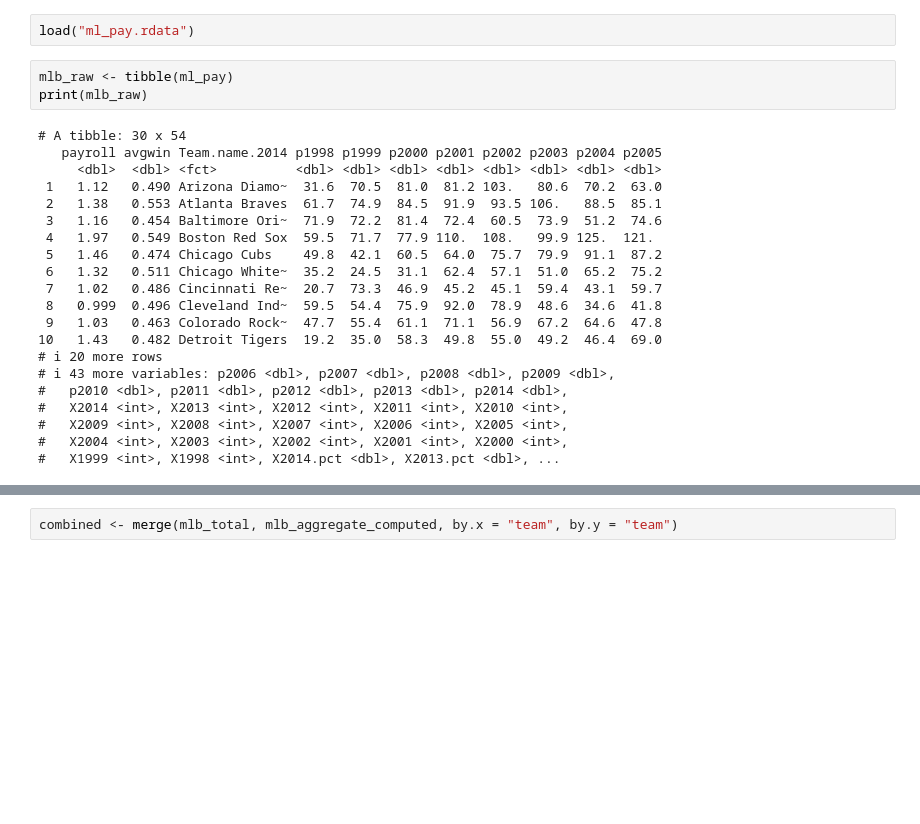
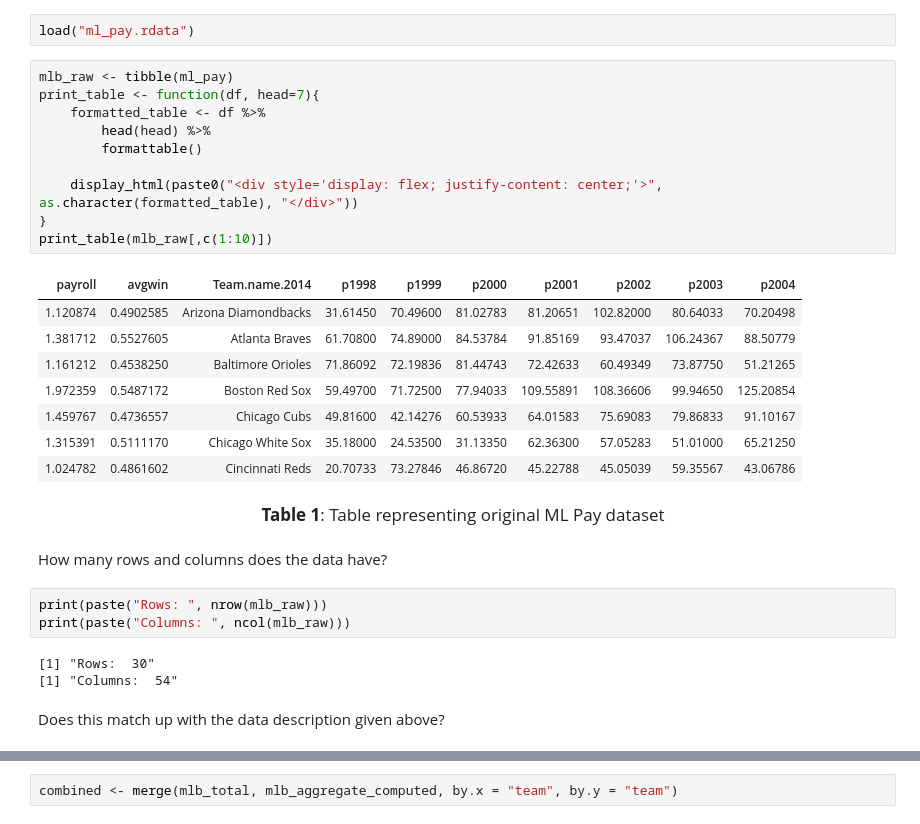
Before and after one commit to RomandRapido/DSC1107_Wrangling, a Jupyter notebook: FA3_Lansangan/FA3_Lansangan.ipynb, the cells around one changed output, grey strips where cells are left out. Drawn from its saved outputs; the diff is of its cells as text; blank space fills up the shorter version.

```diff
--- a/FA3_Lansangan/FA3_Lansangan.ipynb
+++ b/FA3_Lansangan/FA3_Lansangan.ipynb
@@ -16,25 +45,32 @@ i Use the conflicted package (<http://conflicted.r-lib.org/>) to force all confl
 load("ml_pay.rdata")
 # %%
 mlb_raw <- tibble(ml_pay)
-print(mlb_raw)
+print_table <- function(df, head=7){
+    formatted_table <- df %>%
+        head(head) %>%
+        formattable()
+
+    display_html(paste0("<div style='display: flex; justify-content: center;'>", as.character(formatted_table), "</div>"))
+}
+print_table(mlb_raw[,c(1:10)])
 # %% [output]
-# A tibble: 30 x 54
-   payroll avgwin Team.name.2014 p1998 p1999 p2000 p2001 p2002 p2003 p2004 p2005
-     <dbl>  <dbl> <fct>          <dbl> <dbl> <dbl> <dbl> <dbl> <dbl> <dbl> <dbl>
- 1   1.12   0.490 Arizona Diamo~  31.6  70.5  81.0  81.2 103.   80.6  70.2  63.0
- 2   1.38   0.553 Atlanta Braves  61.7  74.9  84.5  91.9  93.5 106.   88.5  85.1
- 3   1.16   0.454 Baltimore Ori~  71.9  72.2  81.4  72.4  60.5  73.9  51.2  74.6
- 4   1.97   0.549 Boston Red Sox  59.5  71.7  77.9 110.  108.   99.9 125.  121.
- 5   1.46   0.474 Chicago Cubs    49.8  42.1  60.5  64.0  75.7  79.9  91.1  87.2
- 6   1.32   0.511 Chicago White~  35.2  24.5  31.1  62.4  57.1  51.0  65.2  75.2
- 7   1.02   0.486 Cincinnati Re~  20.7  73.3  46.9  45.2  45.1  59.4  43.1  59.7
- 8   0.999  0.496 Cleveland Ind~  59.5  54.4  75.9  92.0  78.9  48.6  34.6  41.8
- 9   1.03   0.463 Colorado Rock~  47.7  55.4  61.1  71.1  56.9  67.2  64.6  47.8
-10   1.43   0.482 Detroit Tigers  19.2  35.0  58.3  49.8  55.0  49.2  46.4  69.0
-# i 20 more rows
-# i 43 more variables: p2006 <dbl>, p2007 <dbl>, p2008 <dbl>, p2009 <dbl>,
-#   p2010 <dbl>, p2011 <dbl>, p2012 <dbl>, p2013 <dbl>, p2014 <dbl>,
-#   X2014 <int>, X2013 <int>, X2012 <int>, X2011 <int>, X2010 <int>,
-#   X2009 <int>, X2008 <int>, X2007 <int>, X2006 <int>, X2005 <int>,
-#   X2004 <int>, X2003 <int>, X2002 <int>, X2001 <int>, X2000 <int>,
-#   X1999 <int>, X1998 <int>, X2014.pct <dbl>, X2013.pct <dbl>, ...
+| payroll | avgwin | Team.name.2014 | p1998 | p1999 | p2000 | p2001 | p2002 | p2003 | p2004 |
+| 1.120874 | 0.4902585 | Arizona Diamondbacks | 31.61450 | 70.49600 | 81.02783 | 81.20651 | 102.82000 | 80.64033 | 70.20498 |
+| 1.381712 | 0.5527605 | Atlanta Braves | 61.70800 | 74.89000 | 84.53784 | 91.85169 | 93.47037 | 106.24367 | 88.50779 |
+| 1.161212 | 0.4538250 | Baltimore Orioles | 71.86092 | 72.19836 | 81.44743 | 72.42633 | 60.49349 | 73.87750 | 51.21265 |
+| 1.972359 | 0.5487172 | Boston Red Sox | 59.49700 | 71.72500 | 77.94033 | 109.55891 | 108.36606 | 99.94650 | 125.20854 |
+| 1.459767 | 0.4736557 | Chicago Cubs | 49.81600 | 42.14276 | 60.53933 | 64.01583 | 75.69083 | 79.86833 | 91.10167 |
+| 1.315391 | 0.5111170 | Chicago White Sox | 35.18000 | 24.53500 | 31.13350 | 62.36300 | 57.05283 | 51.01000 | 65.21250 |
+| 1.024782 | 0.4861602 | Cincinnati Reds | 20.70733 | 73.27846 | 46.86720 | 45.22788 | 45.05039 | 59.35567 | 43.06786 |
+# %% [markdown]
+<center style="font-size: 17px"><b>Table 1</b>: Table representing original ML Pay dataset</center>
+# %% [markdown]
+How many rows and columns does the data have?
+# %%
+print(paste("Rows: ", nrow(mlb_raw)))
+print(paste("Columns: ", ncol(mlb_raw)))
+# %% [output]
+[1] "Rows:  30"
+[1] "Columns:  54"
+# %% [markdown]
+Does this match up with the data description given above?
```
Also changed, not shown: parts of 63 cells of this notebook, 10 other files.
